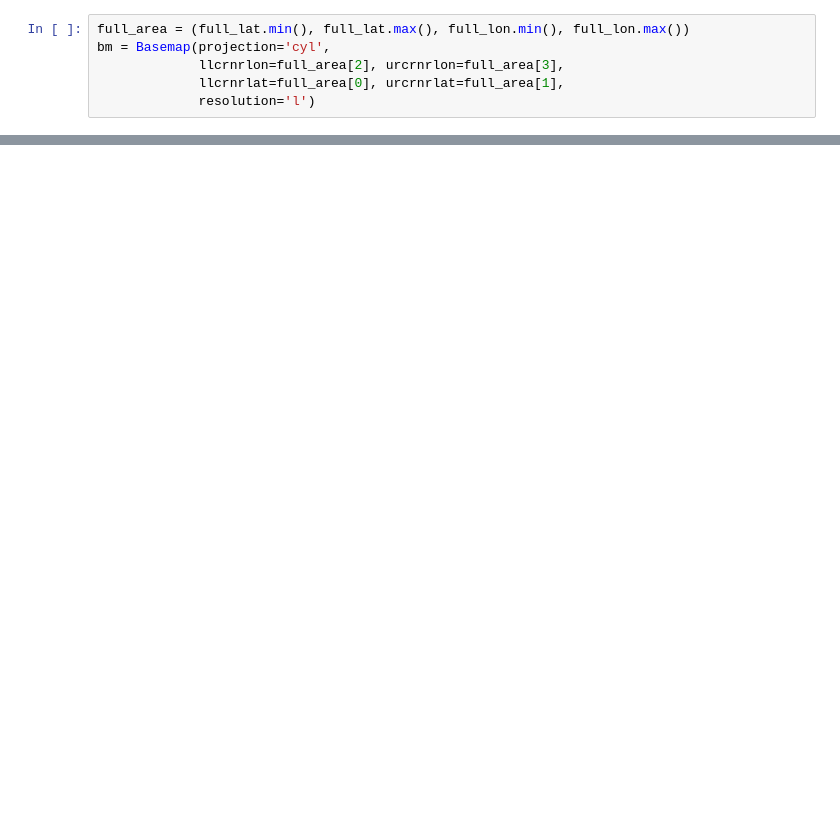
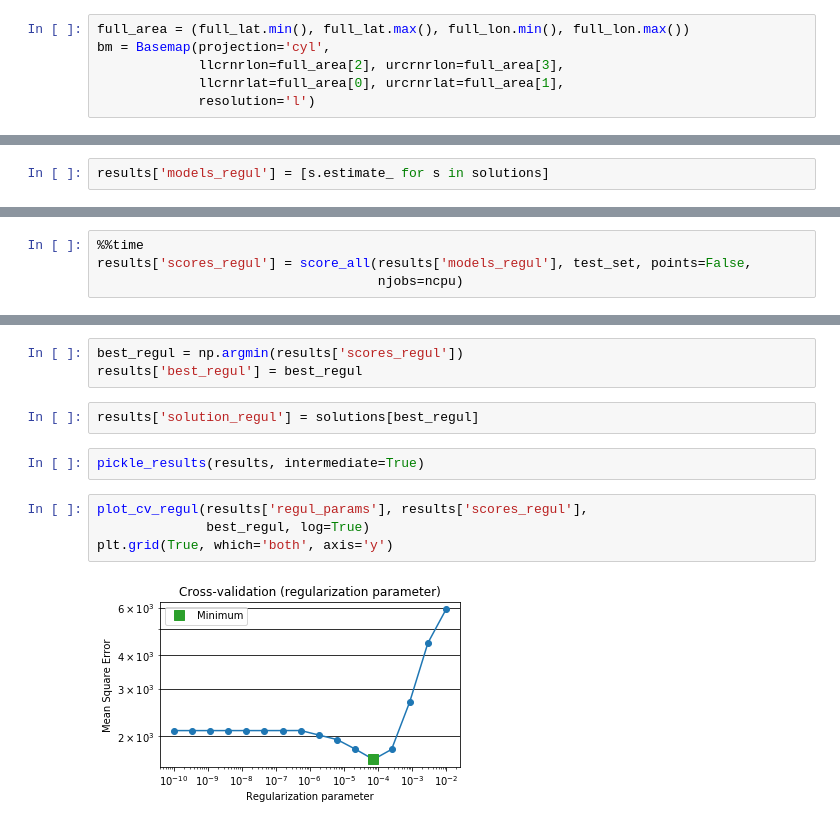
Before and after one commit to KellsWorks/paper-moho-inversion-tesseroids, a Jupyter notebook: code/moho-inversion-malawi.ipynb, the cells around one changed output, grey strips where cells are left out. Cells and saved outputs as stored; diff of their text form; blank space fills up the shorter version.

```diff
--- a/code/moho-inversion-malawi.ipynb
+++ b/code/moho-inversion-malawi.ipynb
@@ -67,0 +273,2 @@ plt.tight_layout()
+# %%
+results['models_regul'] = [s.estimate_ for s in solutions]
@@ -67,0 +288,4 @@ plt.tight_layout()
+# %%
+%%time
+results['scores_regul'] = score_all(results['models_regul'], test_set, points=False,
+                                    njobs=ncpu)
@@ -67,0 +294,13 @@ plt.tight_layout()
+# %%
+best_regul = np.argmin(results['scores_regul'])
+results['best_regul'] = best_regul
+# %%
+results['solution_regul'] = solutions[best_regul]
+# %%
+pickle_results(results, intermediate=True)
+# %%
+plot_cv_regul(results['regul_params'], results['scores_regul'],
+              best_regul, log=True)
+plt.grid(True, which='both', axis='y')
+# %% [output]
+[figure, added]
```
Also changed, not shown: parts of 35 cells of this notebook, 10 other files.
